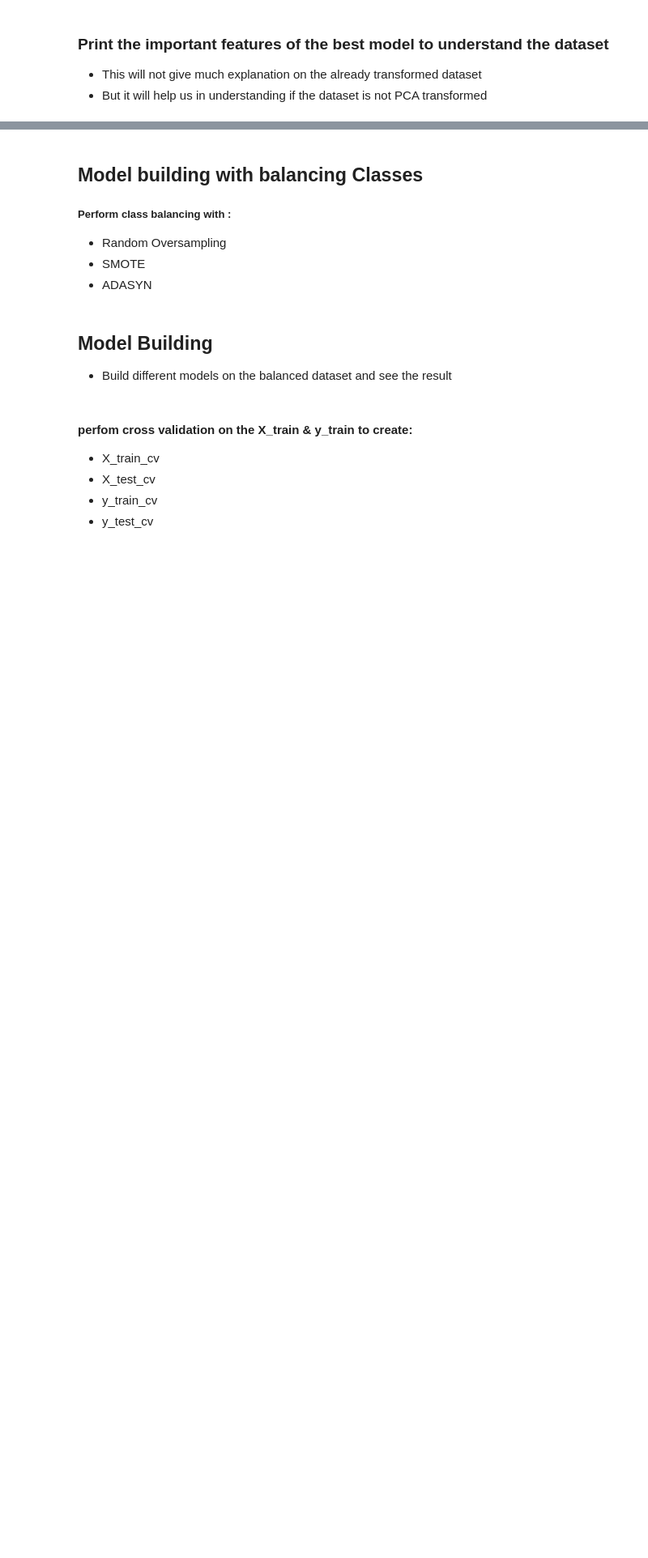
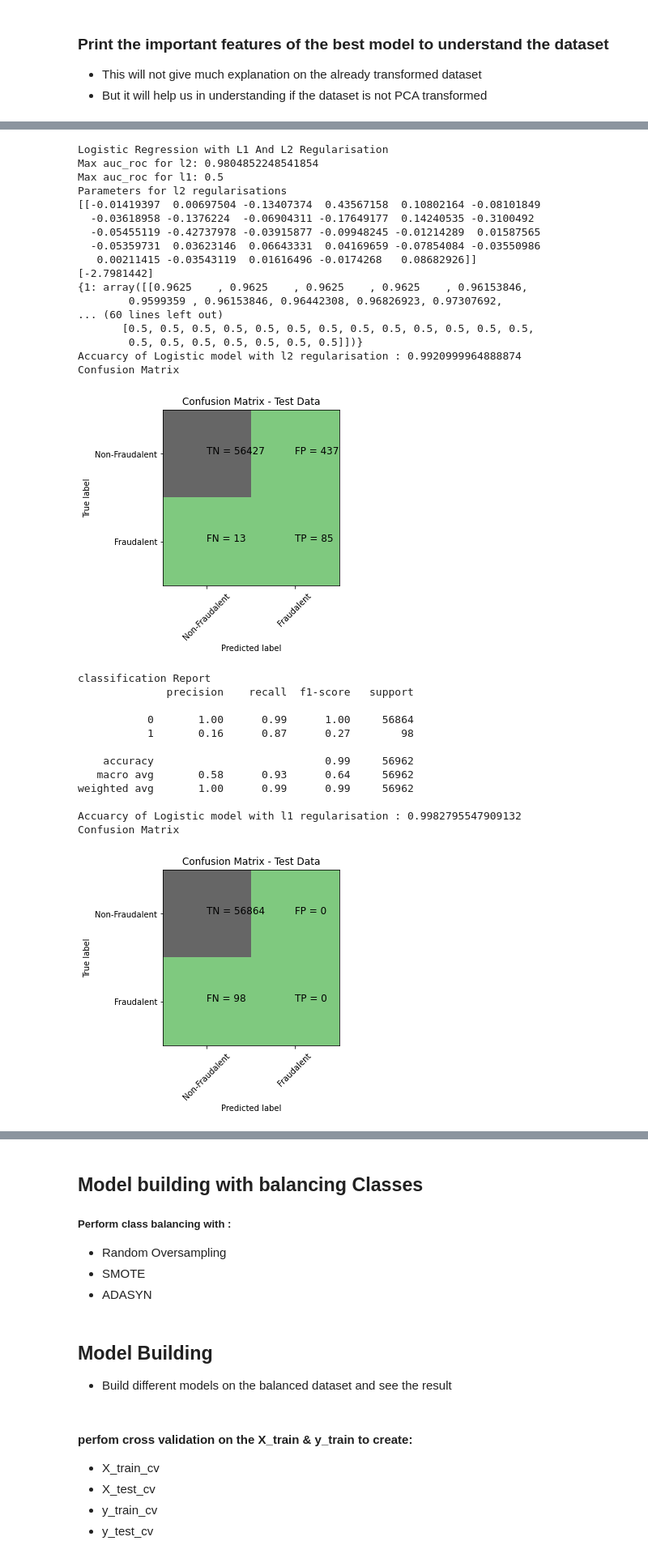
Before and after one commit to subhabrata-ghosh-1988/credit-card-fraud-detection, a Jupyter notebook: Credit_card_fraud_detection.ipynb, the cells around one changed output, grey strips where cells are left out. Shown at 81% size. Cells and saved outputs as stored; diff of their text form; code cells hidden in the pictures; blank space fills up the shorter version.

```diff
--- a/Credit_card_fraud_detection.ipynb
+++ b/Credit_card_fraud_detection.ipynb
@@ -1097,0 +1318,78 @@ SyntaxError: ignored
+# %%
+# Undersampling
+
+from imblearn.under_sampling import RandomUnderSampler
+#Define Oversampler
+RUS = RandomUnderSampler(sampling_strategy=0.5)
+# fit and apply the transform
+X_Under, y_Under = RUS.fit_resample(X_train, y_train)
+#Create Dataframe
+X_Under = pd.DataFrame(data=X_Under,   columns=cols)
+# %%
+#Run Logistic Regression with L1 And L2 Regularisation
+print("Logistic Regression with L1 And L2 Regularisation")
+start_time = time.time()
+df_Results = buildAndRunLogisticModels(df_Results,"Random Undersampling", X_Under, y_Under , X_test, y_test)
+print("Time Taken by Model: --- %s seconds ---" % (time.time() - start_time))
+print('-'*80 )
+#Run KNN Model
+print("KNN Model")
+start_time = time.time()
+df_Results = buildAndRunKNNModels(df_Results,"Random Undersampling",X_Under, y_Under , X_test, y_test)
+print("Time Taken by Model: --- %s seconds ---" % (time.time() - start_time))
+print('-'*80 )
+#Run Decision Tree Models with  'gini' & 'entropy' criteria
+print("Decision Tree Models with  'gini' & 'entropy' criteria")
+start_time = time.time()
+df_Results = buildAndRunTreeModels(df_Results, "Random Undersampling",X_Under, y_Under , X_test, y_test)
+print("Time Taken by Model: --- %s seconds ---" % (time.time() - start_time))
+print('-'*80 )
+#Run Random Forest Model
+print("Random Forest Model")
+start_time = time.time()
+df_Results = buildAndRunRandomForestModels(df_Results, "Random Undersampling",X_Under, y_Under , X_test, y_test)
+print("Time Taken by Model: --- %s seconds ---" % (time.time() - start_time))
+print('-'*80 )
+#Run XGBoost Model
+print("XGBoost Model")
+start_time = time.time()
+df_Results = buildAndRunXGBoostModels(df_Results, "Random Undersampling",X_Under, y_Under , X_test, y_test)
+print("Time Taken by Model: --- %s seconds ---" % (time.time() - start_time))
+print('-'*80 )
+#Run SVM Model with Sigmoid Kernel
+print("SVM Model with Sigmoid Kernel")
+start_time = time.time()
+df_Results = buildAndRunSVMModels(df_Results, "Random Undersampling",X_Under, y_Under , X_test, y_test)
+print("Time Taken by Model: --- %s seconds ---" % (time.time() - start_time))
+# %% [output]
+Logistic Regression with L1 And L2 Regularisation
+Max auc_roc for l2: 0.9804852248541854
+Max auc_roc for l1: 0.5
+Parameters for l2 regularisations
+[[-0.01419397  0.00697504 -0.13407374  0.43567158  0.10802164 -0.08101849
+  -0.03618958 -0.1376224  -0.06904311 -0.17649177  0.14240535 -0.3100492
+  -0.05455119 -0.42737978 -0.03915877 -0.09948245 -0.01214289  0.01587565
+  -0.05359731  0.03623146  0.06643331  0.04169659 -0.07854084 -0.03550986
+   0.00211415 -0.03543119  0.01616496 -0.0174268   0.08682926]]
+[-2.7981442]
+{1: array([[0.9625    , 0.9625    , 0.9625    , 0.9625    , 0.96153846,
+        0.9599359 , 0.96153846, 0.96442308, 0.96826923, 0.97307692,
+... (60 lines left out)
+       [0.5, 0.5, 0.5, 0.5, 0.5, 0.5, 0.5, 0.5, 0.5, 0.5, 0.5, 0.5, 0.5,
+        0.5, 0.5, 0.5, 0.5, 0.5, 0.5, 0.5]])}
+Accuarcy of Logistic model with l2 regularisation : 0.9920999964888874
+Confusion Matrix
+[figure, added]
+classification Report
+              precision    recall  f1-score   support
+
+           0       1.00      0.99      1.00     56864
+           1       0.16      0.87      0.27        98
+
+    accuracy                           0.99     56962
+   macro avg       0.58      0.93      0.64     56962
+weighted avg       1.00      0.99      0.99     56962
+
+Accuarcy of Logistic model with l1 regularisation : 0.9982795547909132
+Confusion Matrix
+[figure, added]
```
Also changed, not shown: parts of 15 cells of this notebook.
